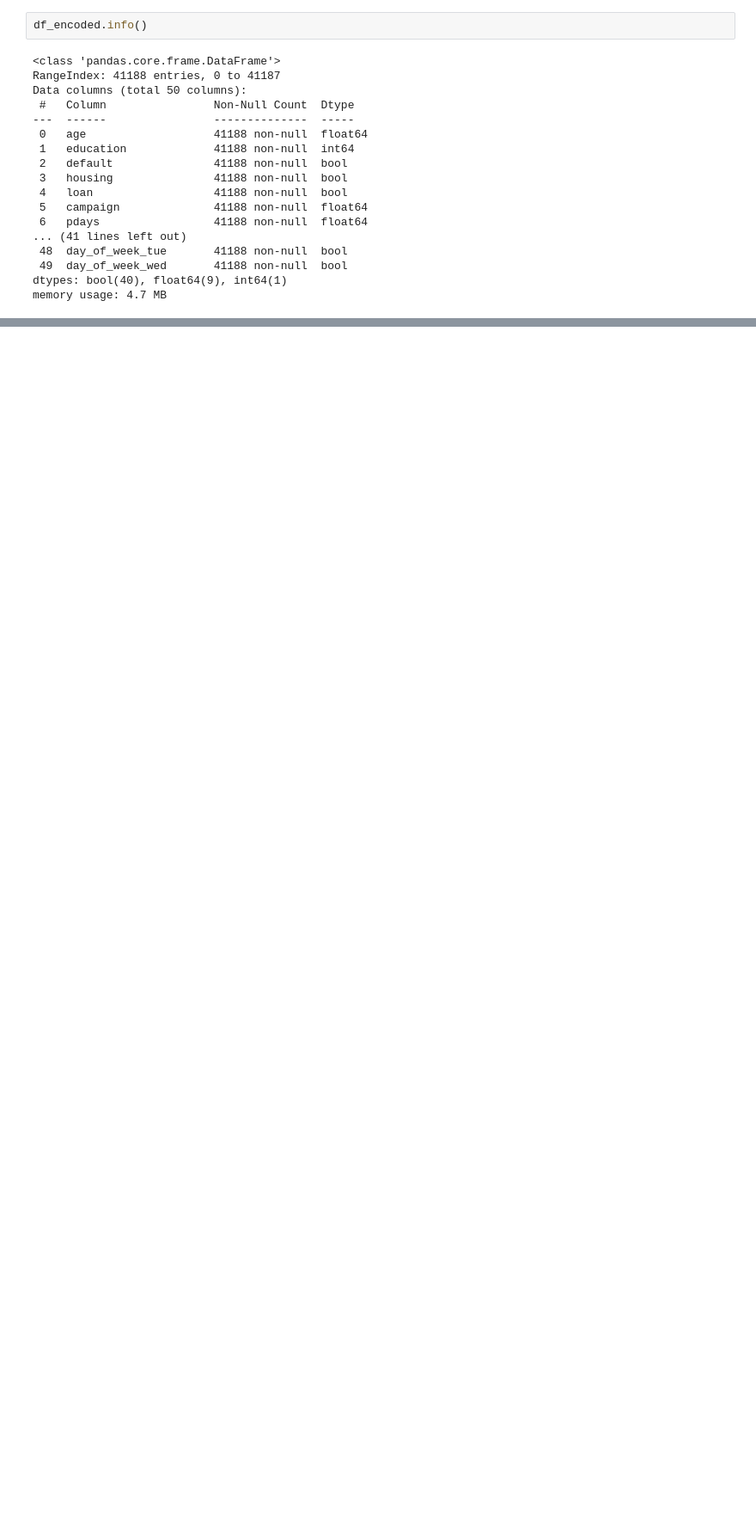
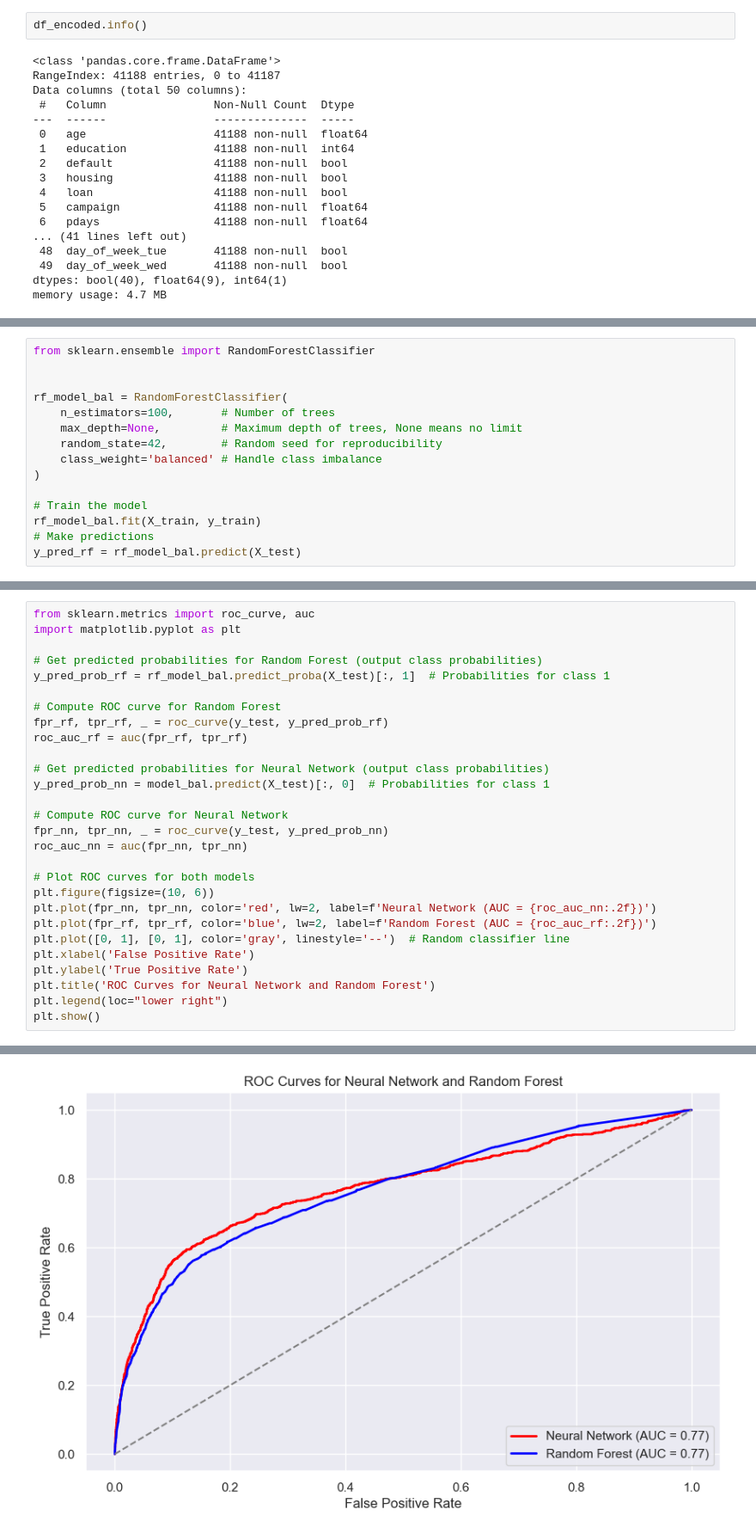
Before and after one commit to Aashiff2003/Predict-Term-Deposit-Subscription-, a Jupyter notebook: Predict Term Deposit Subscribtion -(additional).ipynb, the cells around one changed output, grey strips where cells are left out. Shown at 86% size. Cells and saved outputs as stored; diff of their text form; blank space fills up the shorter version.

```diff
--- a/Predict Term Deposit Subscribtion -(additional).ipynb
+++ b/Predict Term Deposit Subscribtion -(additional).ipynb
@@ -670,0 +757,15 @@ plt.show()
+# %%
+from sklearn.ensemble import RandomForestClassifier
+
+
+rf_model_bal = RandomForestClassifier(
+    n_estimators=100,       # Number of trees
+    max_depth=None,         # Maximum depth of trees, None means no limit
+    random_state=42,        # Random seed for reproducibility
+    class_weight='balanced' # Handle class imbalance
+)
+
+# Train the model
+rf_model_bal.fit(X_train, y_train)
+# Make predictions
+y_pred_rf = rf_model_bal.predict(X_test)
@@ -670,0 +798,29 @@ plt.show()
+# %%
+from sklearn.metrics import roc_curve, auc
+import matplotlib.pyplot as plt
+
+# Get predicted probabilities for Random Forest (output class probabilities)
+y_pred_prob_rf = rf_model_bal.predict_proba(X_test)[:, 1]  # Probabilities for class 1
+
+# Compute ROC curve for Random Forest
+fpr_rf, tpr_rf, _ = roc_curve(y_test, y_pred_prob_rf)
+roc_auc_rf = auc(fpr_rf, tpr_rf)
+
+# Get predicted probabilities for Neural Network (output class probabilities)
+y_pred_prob_nn = model_bal.predict(X_test)[:, 0]  # Probabilities for class 1
+
+# Compute ROC curve for Neural Network
+fpr_nn, tpr_nn, _ = roc_curve(y_test, y_pred_prob_nn)
+roc_auc_nn = auc(fpr_nn, tpr_nn)
+
+# Plot ROC curves for both models
+plt.figure(figsize=(10, 6))
+plt.plot(fpr_nn, tpr_nn, color='red', lw=2, label=f'Neural Network (AUC = {roc_auc_nn:.2f})')
+plt.plot(fpr_rf, tpr_rf, color='blue', lw=2, label=f'Random Forest (AUC = {roc_auc_rf:.2f})')
+plt.plot([0, 1], [0, 1], color='gray', linestyle='--')  # Random classifier line
+plt.xlabel('False Positive Rate')
+plt.ylabel('True Positive Rate')
+plt.title('ROC Curves for Neural Network and Random Forest')
+plt.legend(loc="lower right")
+plt.show()
+# %% [output]
@@ -670,0 +828 @@ plt.show()
+[figure, added]
```
Also changed, not shown: parts of 18 cells of this notebook, 1 other file.
